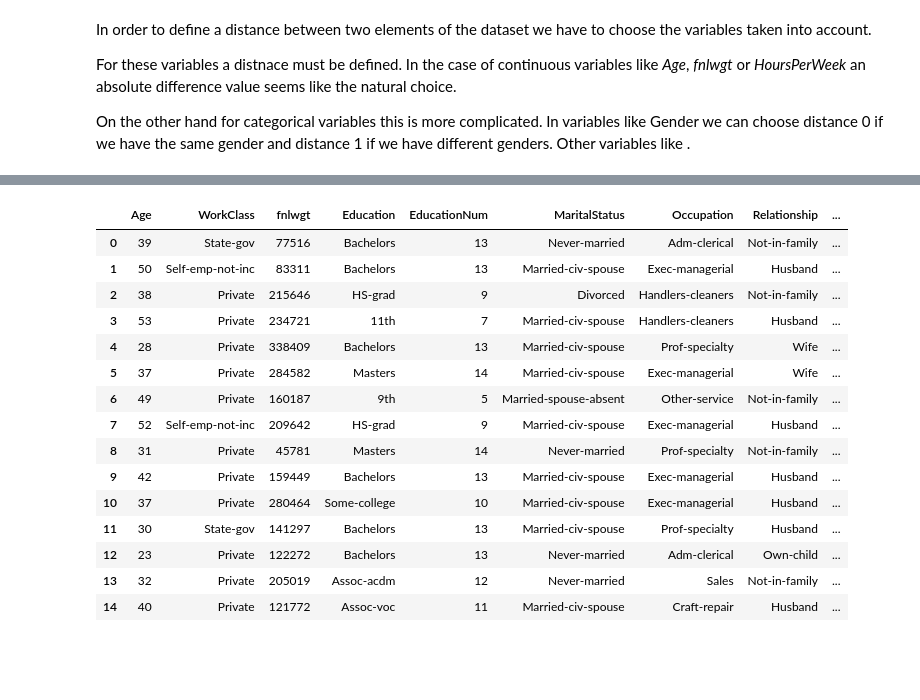
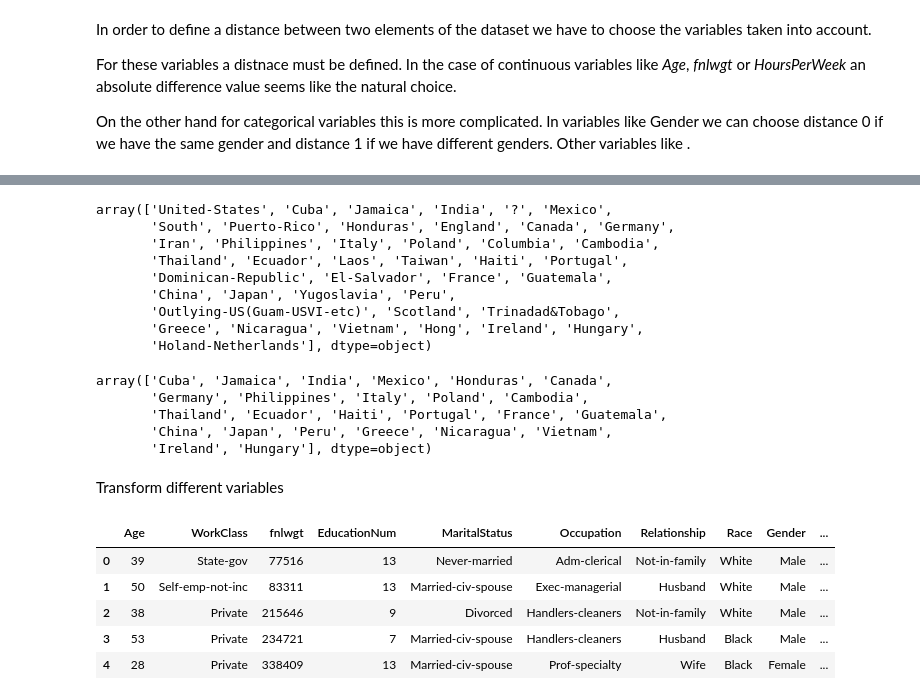
Before and after one commit to CarlosLing/KTH_TDA_CourseProject, a Jupyter notebook: Project Notebook.ipynb, the cells around one changed output, grey strips where cells are left out. Cells and saved outputs as stored; diff of their text form; code cells hidden in the pictures; blank space fills up the shorter version.

```diff
--- a/Project Notebook.ipynb
+++ b/Project Notebook.ipynb
@@ -13,6 +33,6 @@ import pandas as pd
 # %%
 # Load dataset adn define columns
-df = pd.read_csv("adult.data", header=None, )
+df = pd.read_csv("adult.data", header=None, sep= ', ' )
 df.columns = [
     "Age", "WorkClass", "fnlwgt", "Education", "EducationNum",
     "MaritalStatus", "Occupation", "Relationship", "Race", "Gender",
@@ -26,0 +103,12 @@ On the other hand for categorical variables this is more complicated. In variabl
+# %%
+df.NativeCountry.unique()
+# %% [output]
+array(['United-States', 'Cuba', 'Jamaica', 'India', '?', 'Mexico',
+       'South', 'Puerto-Rico', 'Honduras', 'England', 'Canada', 'Germany',
+       'Iran', 'Philippines', 'Italy', 'Poland', 'Columbia', 'Cambodia',
+       'Thailand', 'Ecuador', 'Laos', 'Taiwan', 'Haiti', 'Portugal',
+       'Dominican-Republic', 'El-Salvador', 'France', 'Guatemala',
+       'China', 'Japan', 'Yugoslavia', 'Peru',
+       'Outlying-US(Guam-USVI-etc)', 'Scotland', 'Trinadad&Tobago',
+       'Greece', 'Nicaragua', 'Vietnam', 'Hong', 'Ireland', 'Hungary',
+       'Holand-Netherlands'], dtype=object)
@@ -27,19 +117,22 @@ On the other hand for categorical variables this is more complicated. In variabl
+# %%
+df_gdp.NativeCountry.unique()
+# %% [output]
+array(['Cuba', 'Jamaica', 'India', 'Mexico', 'Honduras', 'Canada',
+       'Germany', 'Philippines', 'Italy', 'Poland', 'Cambodia',
+       'Thailand', 'Ecuador', 'Haiti', 'Portugal', 'France', 'Guatemala',
+       'China', 'Japan', 'Peru', 'Greece', 'Nicaragua', 'Vietnam',
+       'Ireland', 'Hungary'], dtype=object)
+# %% [markdown]
+Transform different variables
+# %%
+df['NetCapital'] = df.CapitalGain - df.CapitalLoss
+df = df.drop(['Education', 'CapitalGain', 'CapitalLoss'], 1)
 # %%
-df.head(15)
+df.head(5)
 # %% [output]
-|  | Age | WorkClass | fnlwgt | Education | EducationNum | MaritalStatus | Occupation | Relationship | ... |
-| 0 | 39 | State-gov | 77516 | Bachelors | 13 | Never-married | Adm-clerical | Not-in-family | ... |
-| 1 | 50 | Self-emp-not-inc | 83311 | Bachelors | 13 | Married-civ-spouse | Exec-managerial | Husband | ... |
-| 2 | 38 | Private | 215646 | HS-grad | 9 | Divorced | Handlers-cleaners | Not-in-family | ... |
-| 3 | 53 | Private | 234721 | 11th | 7 | Married-civ-spouse | Handlers-cleaners | Husband | ... |
-| 4 | 28 | Private | 338409 | Bachelors | 13 | Married-civ-spouse | Prof-specialty | Wife | ... |
-| 5 | 37 | Private | 284582 | Masters | 14 | Married-civ-spouse | Exec-managerial | Wife | ... |
-| 6 | 49 | Private | 160187 | 9th | 5 | Married-spouse-absent | Other-service | Not-in-family | ... |
-| 7 | 52 | Self-emp-not-inc | 209642 | HS-grad | 9 | Married-civ-spouse | Exec-managerial | Husband | ... |
-| 8 | 31 | Private | 45781 | Masters | 14 | Never-married | Prof-specialty | Not-in-family | ... |
-| 9 | 42 | Private | 159449 | Bachelors | 13 | Married-civ-spouse | Exec-managerial | Husband | ... |
-| 10 | 37 | Private | 280464 | Some-college | 10 | Married-civ-spouse | Exec-managerial | Husband | ... |
-| 11 | 30 | State-gov | 141297 | Bachelors | 13 | Married-civ-spouse | Prof-specialty | Husband | ... |
-| 12 | 23 | Private | 122272 | Bachelors | 13 | Never-married | Adm-clerical | Own-child | ... |
-| 13 | 32 | Private | 205019 | Assoc-acdm | 12 | Never-married | Sales | Not-in-family | ... |
-| 14 | 40 | Private | 121772 | Assoc-voc | 11 | Married-civ-spouse | Craft-repair | Husband | ... |
+|  | Age | WorkClass | fnlwgt | EducationNum | MaritalStatus | Occupation | Relationship | Race | Gender | ... |
+| 0 | 39 | State-gov | 77516 | 13 | Never-married | Adm-clerical | Not-in-family | White | Male | ... |
+| 1 | 50 | Self-emp-not-inc | 83311 | 13 | Married-civ-spouse | Exec-managerial | Husband | White | Male | ... |
+| 2 | 38 | Private | 215646 | 9 | Divorced | Handlers-cleaners | Not-in-family | White | Male | ... |
+| 3 | 53 | Private | 234721 | 7 | Married-civ-spouse | Handlers-cleaners | Husband | Black | Male | ... |
+| 4 | 28 | Private | 338409 | 13 | Married-civ-spouse | Prof-specialty | Wife | Black | Female | ... |
```
Also changed, not shown: parts of 10 cells of this notebook, 1 other file.
